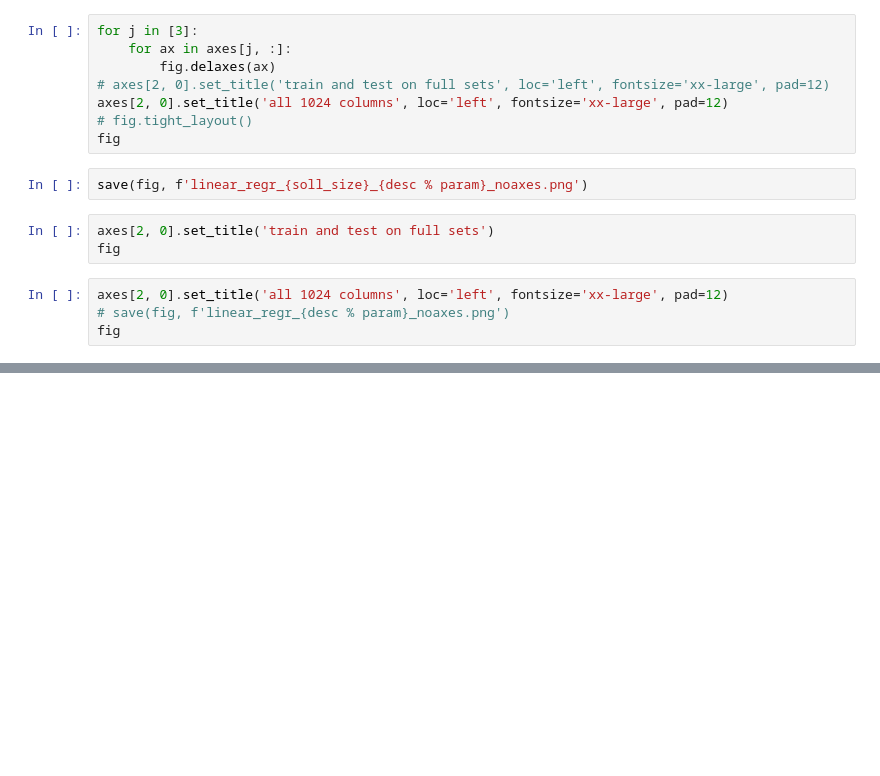
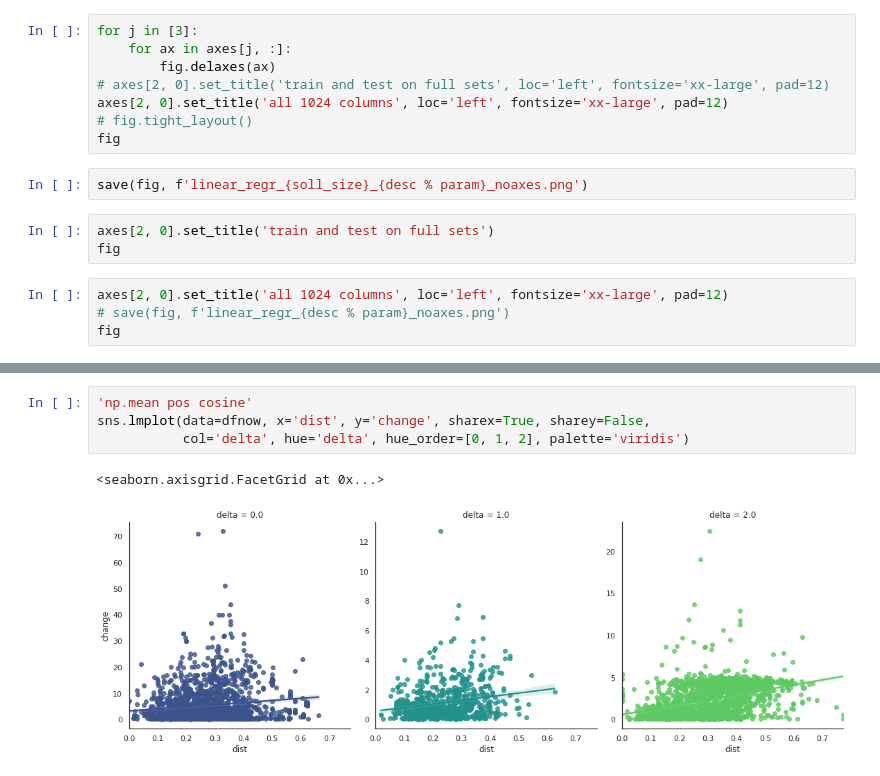
Before and after one commit to lkndl/mapra, a Jupyter notebook: mapra/8_lassolars.ipynb, the cells around one changed output, grey strips where cells are left out. Drawn from its saved outputs; the diff is of its cells as text; blank space fills up the shorter version.

```diff
--- a/mapra/8_lassolars.ipynb
+++ b/mapra/8_lassolars.ipynb
@@ -367,0 +450,7 @@ x: test size
+# %%
+'np.mean pos cosine'
+sns.lmplot(data=dfnow, x='dist', y='change', sharex=True, sharey=False,
+           col='delta', hue='delta', hue_order=[0, 1, 2], palette='viridis')
+# %% [output]
+<seaborn.axisgrid.FacetGrid at 0x...>
+[figure, added]
```
Also changed, not shown: parts of 40 cells of this notebook, 3 other files.
